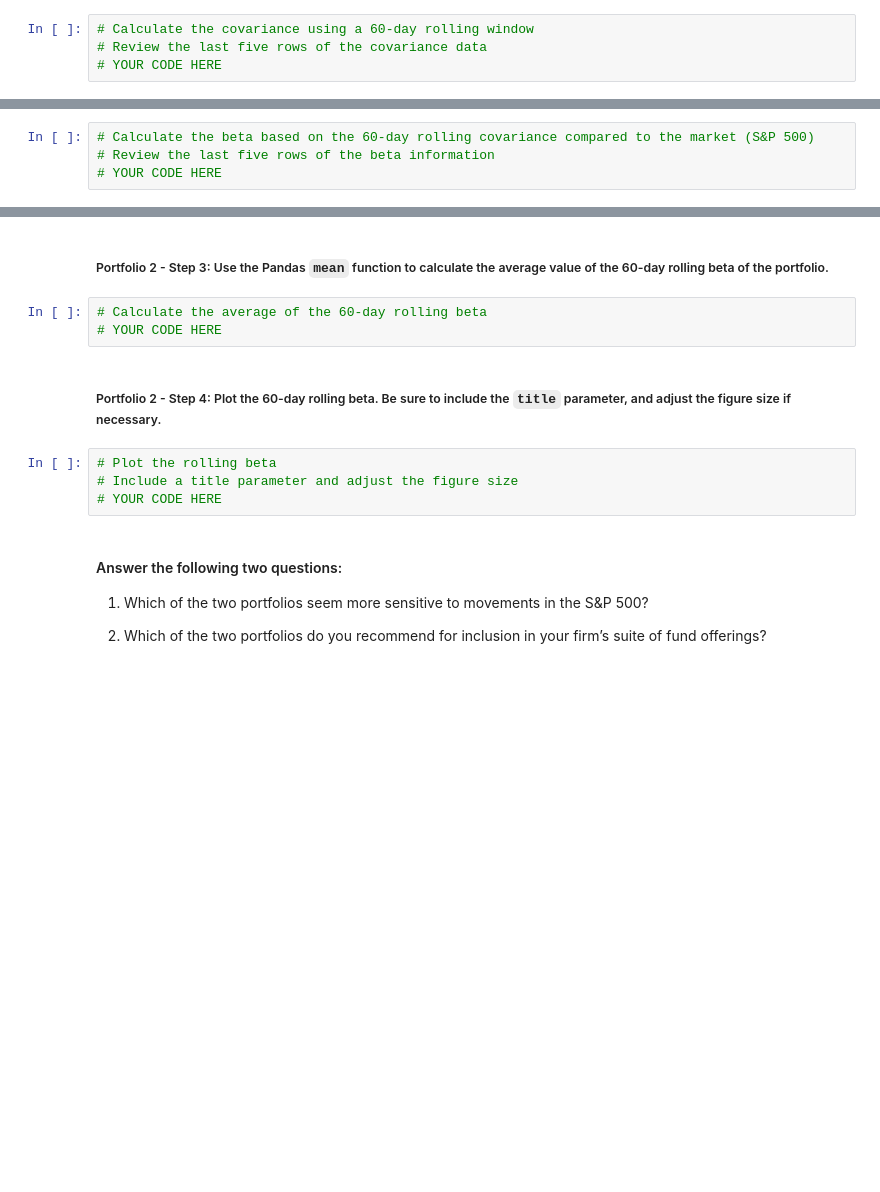
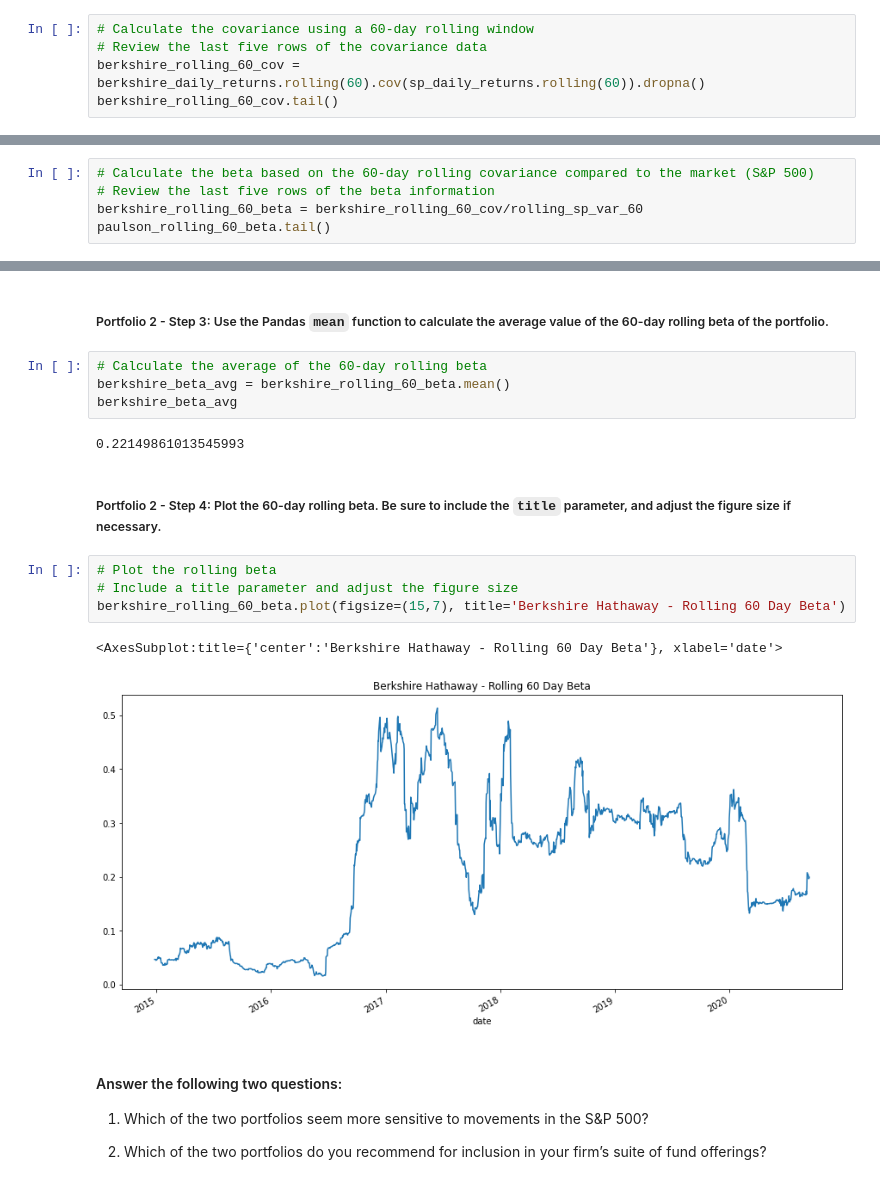
Before and after one commit to cdhendy/robo_retirement, a Jupyter notebook: risk_return_analysis.ipynb, the cells around one changed output, grey strips where cells are left out. Cells and saved outputs as stored; diff of their text form; blank space fills up the shorter version.

```diff
--- a/risk_return_analysis.ipynb
+++ b/risk_return_analysis.ipynb
@@ -483,4 +538,5 @@ Your analysis is nearing completion. Now, you need to evaluate how the portfolio
 # %%
 # Calculate the covariance using a 60-day rolling window
 # Review the last five rows of the covariance data
-# YOUR CODE HERE
+berkshire_rolling_60_cov = berkshire_daily_returns.rolling(60).cov(sp_daily_returns.rolling(60)).dropna()
+berkshire_rolling_60_cov.tail()
@@ -489,4 +553,5 @@ Your analysis is nearing completion. Now, you need to evaluate how the portfolio
 # %%
 # Calculate the beta based on the 60-day rolling covariance compared to the market (S&P 500)
 # Review the last five rows of the beta information
-# YOUR CODE HERE
+berkshire_rolling_60_beta = berkshire_rolling_60_cov/rolling_sp_var_60
+paulson_rolling_60_beta.tail()
@@ -494,13 +567,19 @@ Your analysis is nearing completion. Now, you need to evaluate how the portfolio
 ##### Portfolio 2 - Step 3: Use the Pandas `mean` function to calculate the average value of the 60-day rolling beta of the portfolio.
 # %%
 # Calculate the average of the 60-day rolling beta
-# YOUR CODE HERE
+berkshire_beta_avg = berkshire_rolling_60_beta.mean()
+berkshire_beta_avg
+# %% [output]
+0.22149861013545993
 # %% [markdown]
 ##### Portfolio 2 - Step 4: Plot the 60-day rolling beta. Be sure to include the `title` parameter, and adjust the figure size if necessary.
 # %%
 # Plot the rolling beta
 # Include a title parameter and adjust the figure size
-# YOUR CODE HERE
+berkshire_rolling_60_beta.plot(figsize=(15,7), title='Berkshire Hathaway - Rolling 60 Day Beta')
+# %% [output]
+<AxesSubplot:title={'center':'Berkshire Hathaway - Rolling 60 Day Beta'}, xlabel='date'>
+[figure, added]
 # %% [markdown]
 #### Answer the following two questions:
 
```
Also changed, not shown: parts of 17 cells of this notebook, 1 other file.
